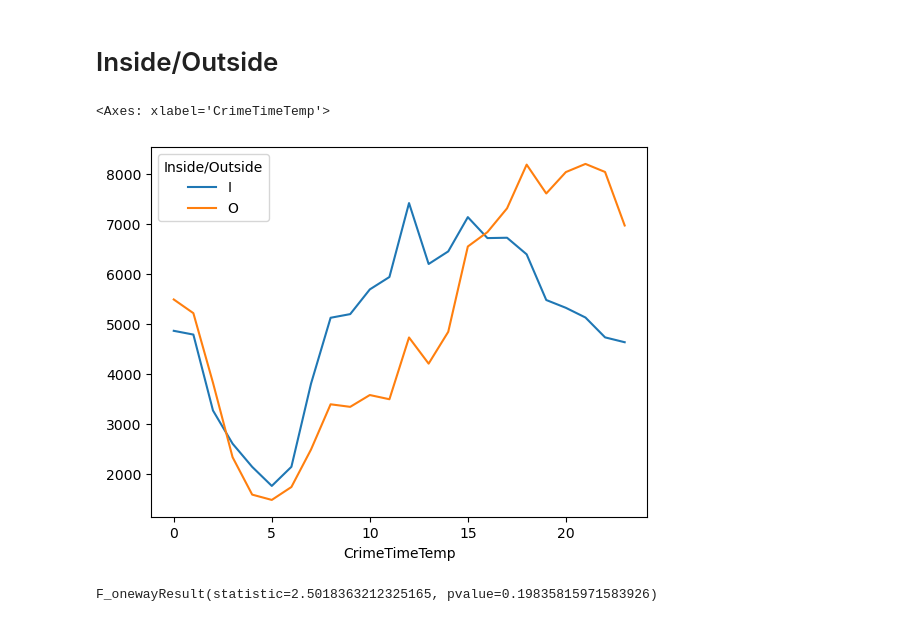
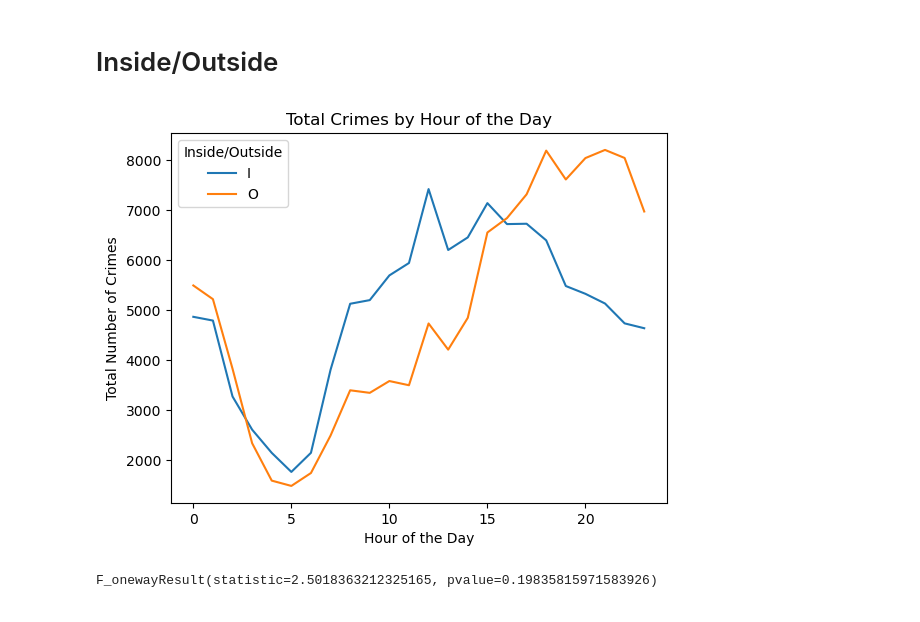
Before and after one commit to johbry17/Crime-in-Baltimore, a Jupyter notebook: Resources/miscellaneous/test.ipynb, the cells around one changed output. Saved outputs shown, nothing was run; the diff lists cells and outputs as text; code cells hidden in the pictures.

```diff
--- a/Resources/miscellaneous/test.ipynb
+++ b/Resources/miscellaneous/test.ipynb
@@ -243,13 +252,19 @@ plt.show()
 # %% [markdown]
 # Inside/Outside
 # %%
+# temporary data frame
+pre2017_df = df[df["CrimeDate"].dt.year < 2017]
+
 # unstack pivots the table
-x = pre2017_df.groupby([pre2017_df["CrimeTimeTemp"].dt.hour, "Inside/Outside"]).size().unstack()
+_ = pre2017_df.groupby([pre2017_df["CrimeTimeTemp"].dt.hour, "Inside/Outside"]).size().unstack()
 
-x.plot(kind='line')
+_.plot(kind='line')
+plt.title("Total Crimes by Hour of the Day")
+plt.xlabel("Hour of the Day")
+plt.ylabel("Total Number of Crimes")
+plt.show()
 # %% [output]
-<Axes: xlabel='CrimeTimeTemp'>
-[figure, old version]
+[figure, new version]
 # %%
 # holy shit! another successful ANOVA! time of day does not impact crime level in/out
 
```
Also changed, not shown: parts of 1 cell of this notebook, 1 other file.
